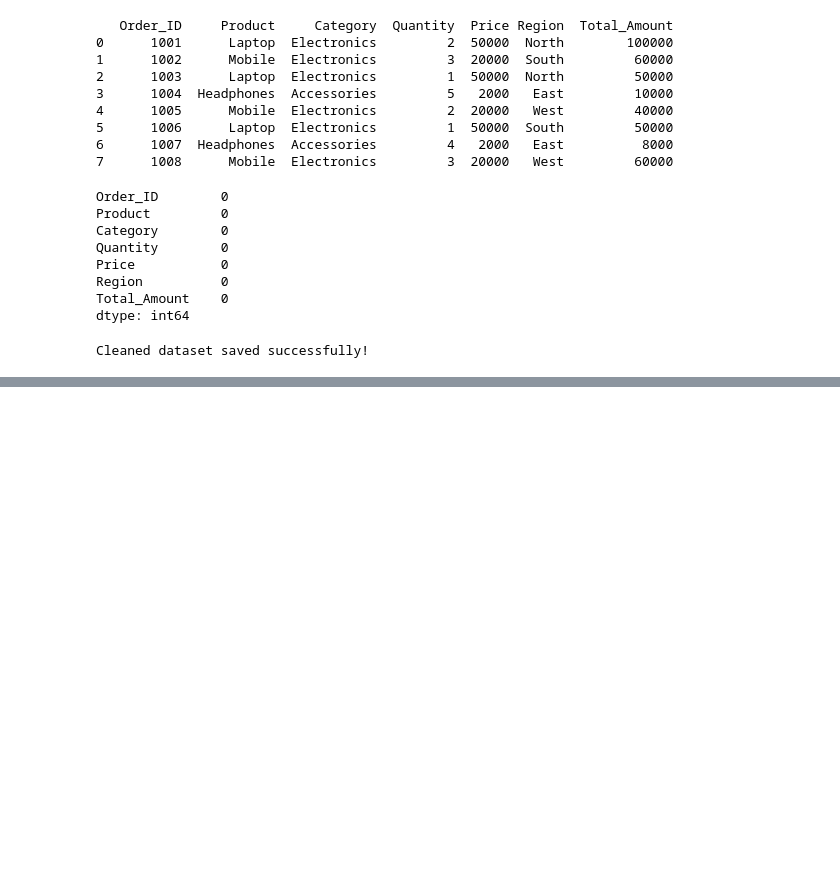
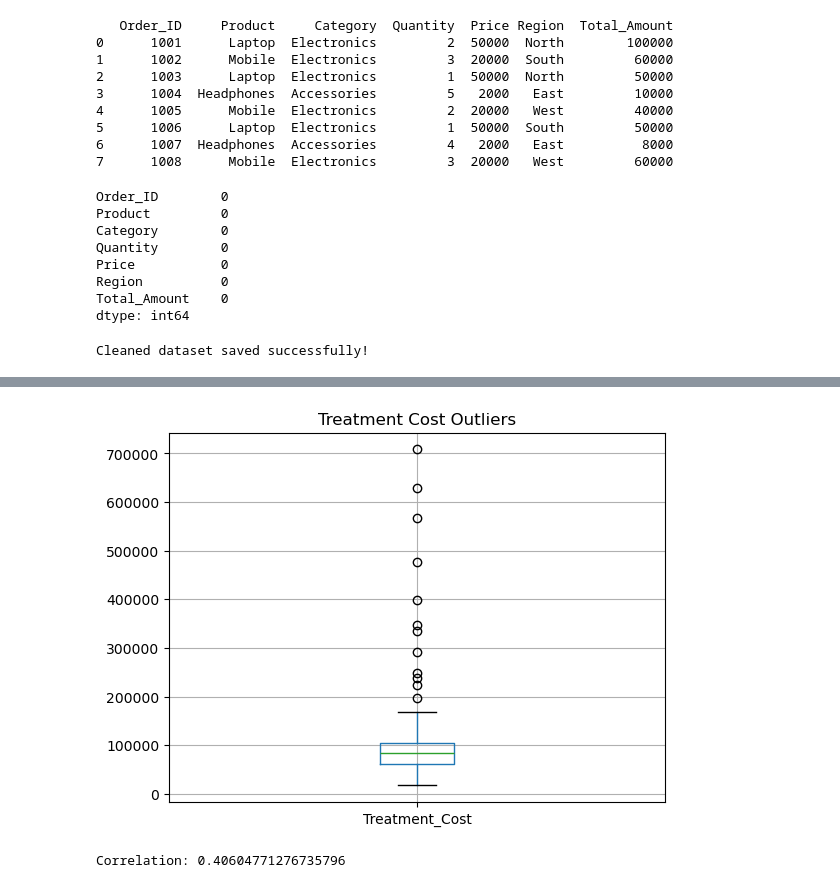
Before and after one commit to themagadum30/DlitheBootcampcodepush, a Jupyter notebook: Pandas.ipynb, the cells around one changed output, grey strips where cells are left out. Cells and saved outputs as stored; diff of their text form; code cells hidden in the pictures; blank space fills up the shorter version.

```diff
--- a/Pandas.ipynb
+++ b/Pandas.ipynb
@@ -459,0 +738,13 @@ Cleaned dataset saved successfully!
+# %%
+df.boxplot(column="Treatment_Cost")
+plt.title("Treatment Cost Outliers")
+plt.show()
+# %% [output]
+[figure, added]
+# %%
+correlation = df["Admission_Days"].corr(
+    df["Treatment_Cost"]
+)
+print("Correlation:", correlation)
+# %% [output]
+Correlation: 0.40604771276735796
```
Also changed, not shown: parts of 36 cells of this notebook, 5 other files.
